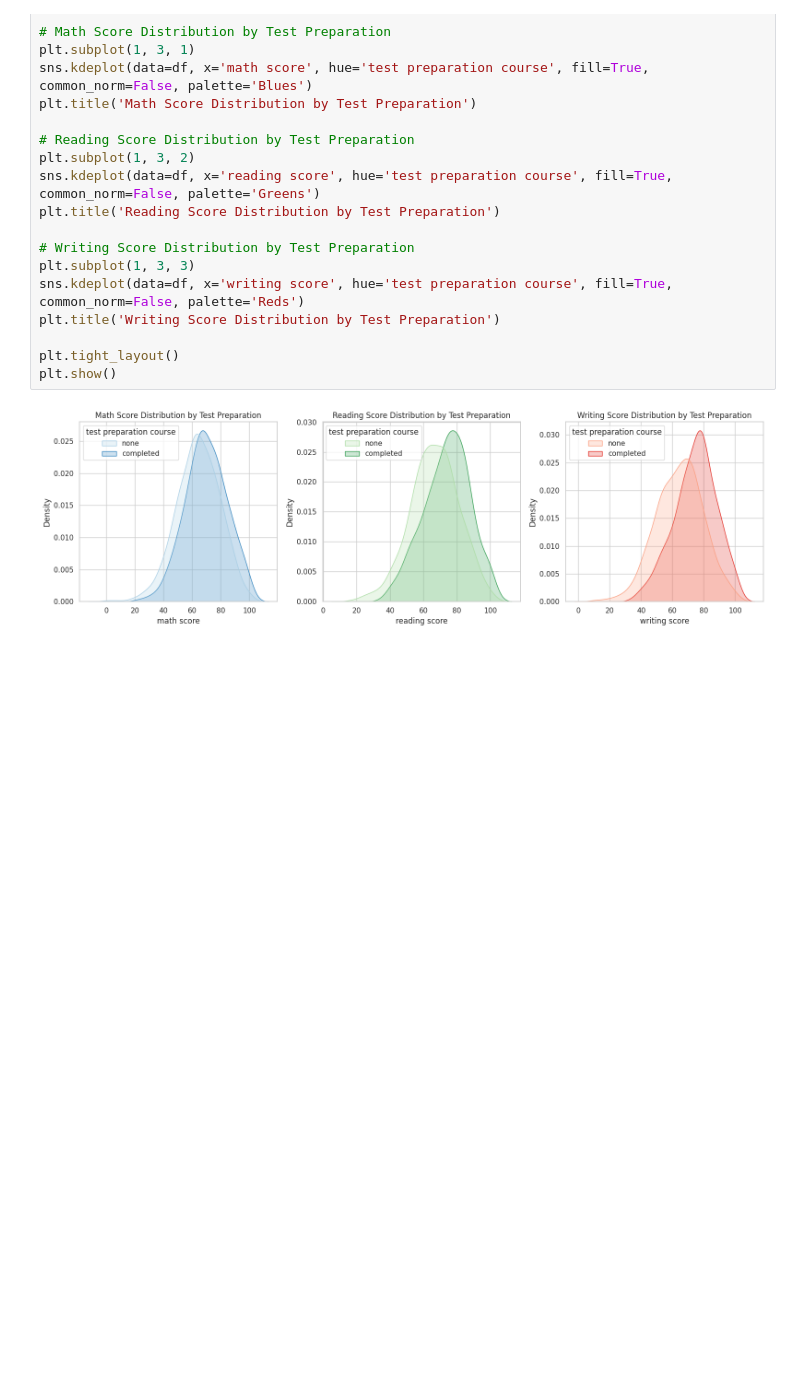
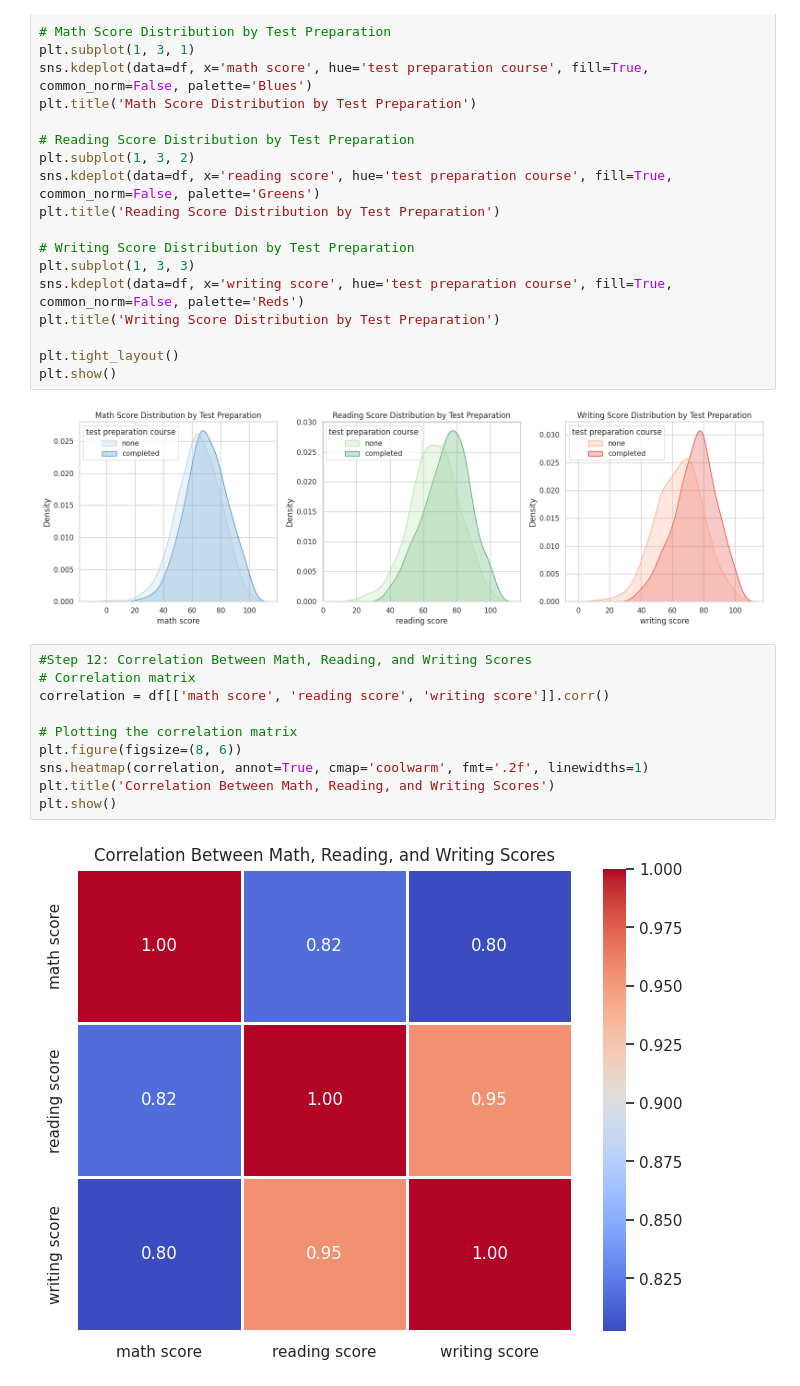
Before and after one commit to lalit1511/EDA_Projects, a Jupyter notebook: Student_Performance_EDA.ipynb, the cells around one changed output. Saved outputs shown, nothing was run; the diff lists cells and outputs as text; blank space fills up the shorter version.

```diff
--- a/Student_Performance_EDA.ipynb
+++ b/Student_Performance_EDA.ipynb
@@ -244,3 +244,15 @@ plt.tight_layout()
 plt.show()
 # %% [output]
 [figure]
+# %%
+#Step 12: Correlation Between Math, Reading, and Writing Scores
+# Correlation matrix
+correlation = df[['math score', 'reading score', 'writing score']].corr()
+
+# Plotting the correlation matrix
+plt.figure(figsize=(8, 6))
+sns.heatmap(correlation, annot=True, cmap='coolwarm', fmt='.2f', linewidths=1)
+plt.title('Correlation Between Math, Reading, and Writing Scores')
+plt.show()
+# %% [output]
+[figure, added]
```
Also changed, not shown: parts of 1 cell of this notebook.
